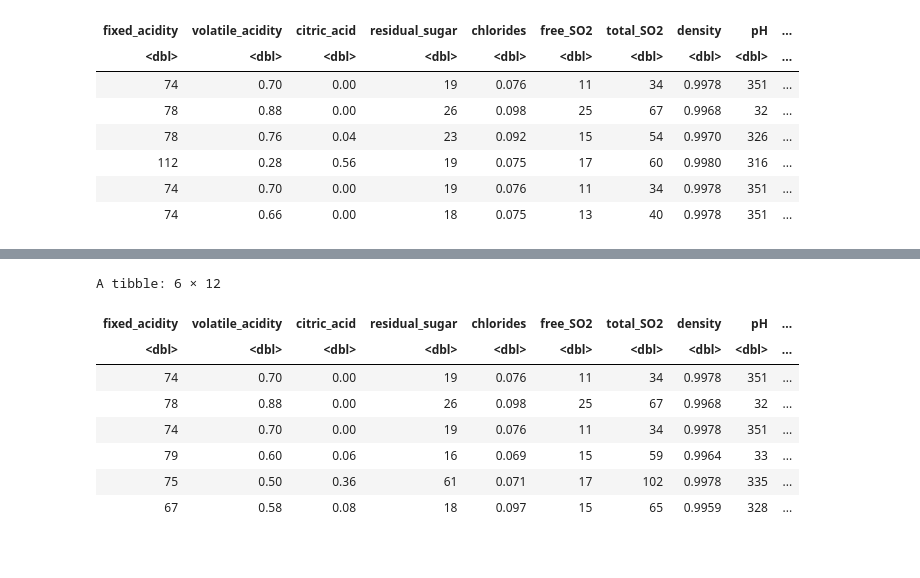
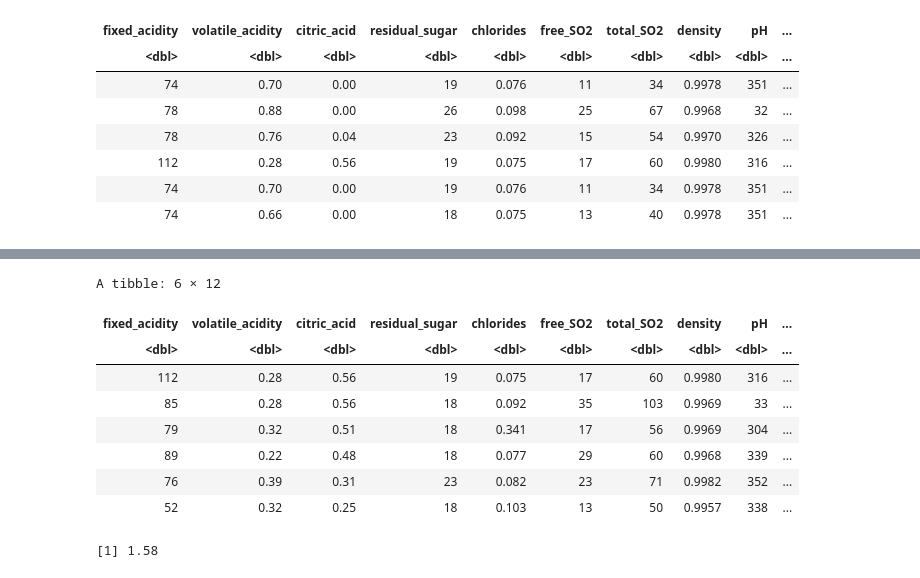
Before and after one commit to Hg422/DSCI100_GroupProject_2022, a Jupyter notebook: Regression.ipynb, the cells around one changed output, grey strips where cells are left out. Drawn from its saved outputs; the diff is of its cells as text; code cells hidden in the pictures.

```diff
--- a/Regression.ipynb
+++ b/Regression.ipynb
@@ -124,16 +110,20 @@ A tibble: 6 × 12
 # %%
 set.seed(100)
-wine_split <- initial_split(completedt, prop = 0.75, strata = quality)
+wine_split <- initial_split(completedt, prop = 0.75, strata = volatile_acidity)
 wine_training <- training(wine_split)
 wine_testing <- testing(wine_split)
 head(wine_training)
 # %% [output]
 A tibble: 6 × 12
 | fixed_acidity | volatile_acidity | citric_acid | residual_sugar | chlorides | free_SO2 | total_SO2 | density | pH | ... |
 | <dbl> | <dbl> | <dbl> | <dbl> | <dbl> | <dbl> | <dbl> | <dbl> | <dbl> | ... |
-| 74 | 0.70 | 0.00 | 19 | 0.076 | 11 | 34 | 0.9978 | 351 | ... |
-| 78 | 0.88 | 0.00 | 26 | 0.098 | 25 | 67 | 0.9968 | 32 | ... |
-| 74 | 0.70 | 0.00 | 19 | 0.076 | 11 | 34 | 0.9978 | 351 | ... |
-| 79 | 0.60 | 0.06 | 16 | 0.069 | 15 | 59 | 0.9964 | 33 | ... |
-| 75 | 0.50 | 0.36 | 61 | 0.071 | 17 | 102 | 0.9978 | 335 | ... |
-| 67 | 0.58 | 0.08 | 18 | 0.097 | 15 | 65 | 0.9959 | 328 | ... |
+| 112 | 0.28 | 0.56 | 19 | 0.075 | 17 | 60 | 0.9980 | 316 | ... |
+| 85 | 0.28 | 0.56 | 18 | 0.092 | 35 | 103 | 0.9969 | 33 | ... |
+| 79 | 0.32 | 0.51 | 18 | 0.341 | 17 | 56 | 0.9969 | 304 | ... |
+| 89 | 0.22 | 0.48 | 18 | 0.077 | 29 | 60 | 0.9968 | 339 | ... |
+| 76 | 0.39 | 0.31 | 23 | 0.082 | 23 | 71 | 0.9982 | 352 | ... |
+| 52 | 0.32 | 0.25 | 18 | 0.103 | 13 | 50 | 0.9957 | 338 | ... |
+# %%
+wine_training |> select(volatile_acidity) |> max()
+# %% [output]
+[1] 1.58
```
Also changed, not shown: parts of 10 cells of this notebook.
